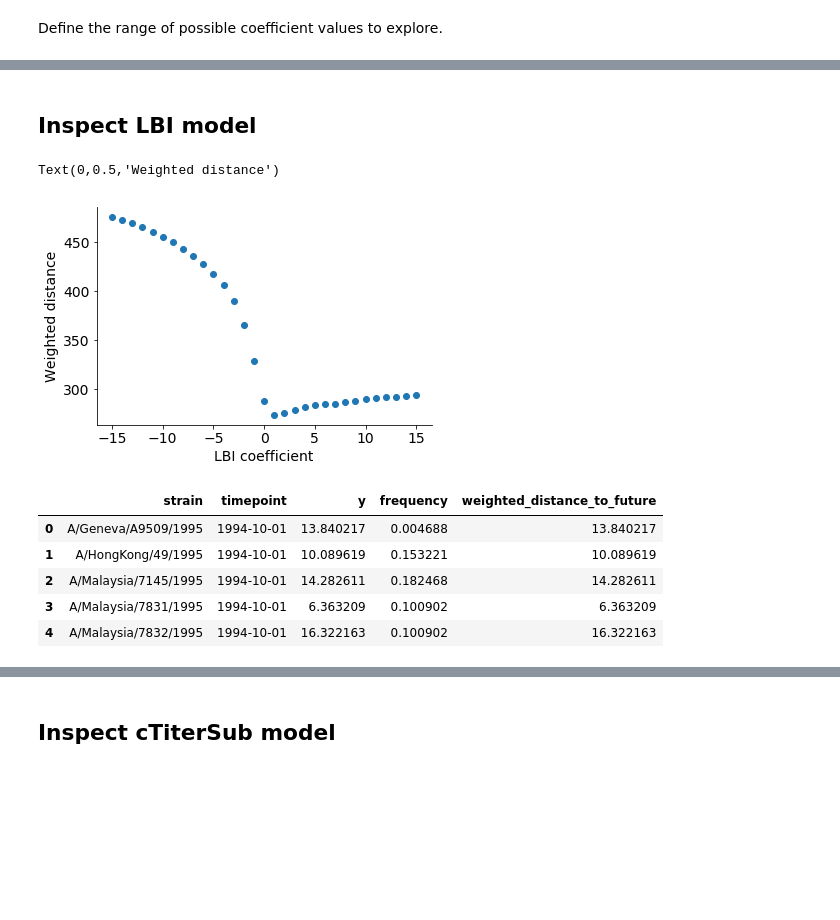
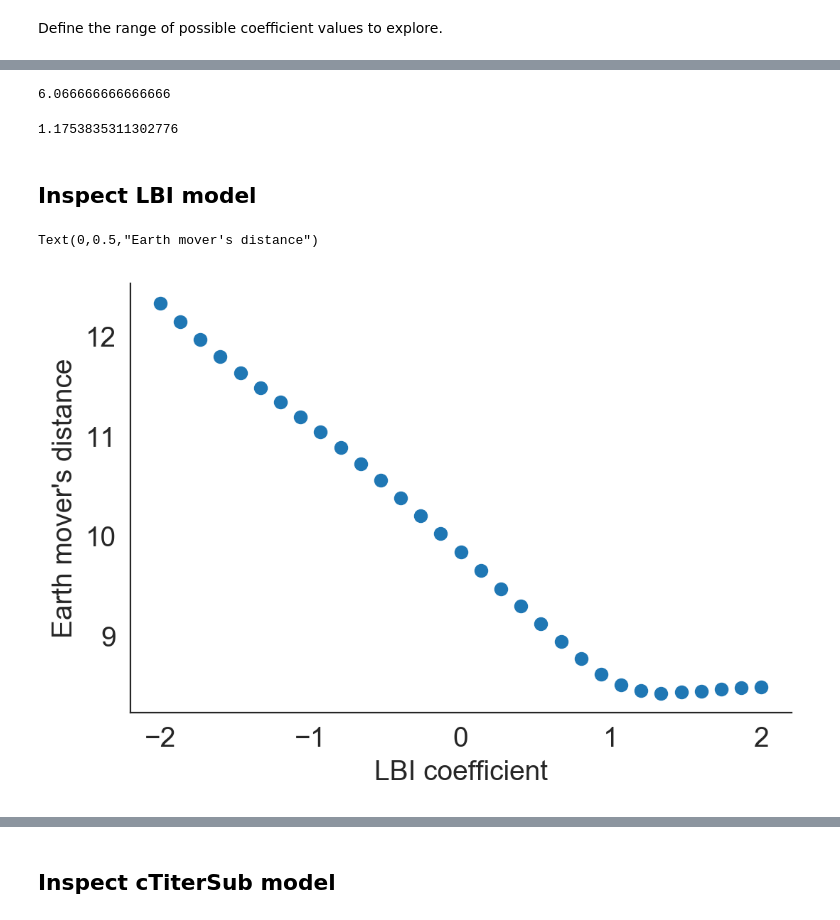
Before and after one commit to blab/flu-forecasting, a Jupyter notebook: analyses/2019-05-08-parameter-sweep-for-lbi-predictor-with-distance-targets.ipynb, the cells around one changed output, grey strips where cells are left out. Cells and saved outputs as stored; diff of their text form; code cells hidden in the pictures; blank space fills up the shorter version.

Commit message:
Update coefficient sweep analysis for EMD target

```diff
--- a/analyses/2019-05-08-parameter-sweep-for-lbi-predictor-with-distance-targets.ipynb
+++ b/analyses/2019-05-08-parameter-sweep-for-lbi-predictor-with-distance-targets.ipynb
@@ -34,6 +43,6 @@ last_timepoint = pd.to_datetime("2014-10-01")
 # %%
 distances = pd.read_csv(
-    "../results/builds/h3n2/10_viruses_per_month/sample_0/1994-10-01--2015-10-01/target_distances.tsv",
+    "../results/builds/simulated/simulated_sample_1/target_distances.tsv",
     sep="\t"
 )
 # %%
@@ -41,7 +50,7 @@ distances_by_sample = get_distances_by_sample_names(distances)
 # %%
 # Load tip attributes.
 X = pd.read_csv(
-    "../results/builds/h3n2/10_viruses_per_month/sample_0/1994-10-01--2015-10-01/tip_attributes_with_weighted_distances.tsv",
+    "../results/builds/simulated/simulated_sample_1/tip_attributes_with_weighted_distances.tsv",
     sep="\t",
     parse_dates=["timepoint"]
 )
@@ -59,8 +68,9 @@ Index(['strain', 'aa_sequence', 'branch_length', 'cTiter', 'cTiterSub',
        'log2_distance_effect'],
       dtype='object')
 # %%
-X = X.loc[:, ["strain", "clade_membership", "timepoint", "cTiterSub_x", "lbi", "ep", "ep_x", "ne", "delta_frequency", "frequency",
-              "weighted_distance_to_present", "weighted_distance_to_future"]].copy()
+X = X.loc[:, ["strain", "clade_membership", "timepoint", "lbi", "frequency",
+              "weighted_distance_to_present", "weighted_distance_to_future",
+              "normalized_fitness", "ne_star", "ep", "ne", "ep_x"]].copy()
 # %%
 X.head()
 # %% [output]
@@ -117,0 +166,23 @@ X.tail()
+# %%
+coefficients = np.array(sorted(list(np.linspace(-2, 20, 31)) + [0.]))
+predictors = ["normalized_fitness"]
+l1_lambda = 0.0
+
+model = DistanceExponentialGrowthModel(
+    predictors=predictors,
+    delta_time=delta_time,
+    l1_lambda=l1_lambda,
+    cost_function=sum_of_differences,
+    distances=distances_by_sample
+)
+model.mean_stds_ = model.calculate_mean_stds(X, model.predictors)
+
+errors = []
+for coefficient in coefficients:
+    error = model._fit([coefficient], X, y)
+    errors.append(error)
+
+plt.plot(coefficients, errors, "o")
+plt.xlabel("True fitness coefficient")
+plt.ylabel("Earth mover's distance")
+#plt.xlim(-1, 1)
@@ -118,38 +192,39 @@ X.tail()
+# %%
+coefficients[np.argmin(errors)]
+# %% [output]
+6.066666666666666
+# %%
+errors[np.where(coefficients == 0)[0][0]] - min(errors)
+# %% [output]
+1.1753835311302776
 # %% [markdown]
 ## Inspect LBI model
 # %%
+coefficients = np.linspace(-2, 2, 31)
 predictors = ["lbi"]
-l1_lambda = 0.5
+l1_lambda = 0.0
 
 model = DistanceExponentialGrowthModel(
     predictors=predictors,
     delta_time=delta_time,
     l1_lambda=l1_lambda,
     cost_function=sum_of_differences,
     distances=distances_by_sample
 )
 model.mean_stds_ = model.calculate_mean_stds(X, model.predictors)
 
 errors = []
 for coefficient in coefficients:
     error = model._fit([coefficient], X, y)
     errors.append(error)
 
 plt.plot(coefficients, errors, "o")
 plt.xlabel("LBI coefficient")
-plt.ylabel("Weighted distance")
+plt.ylabel("Earth mover's distance")
+#plt.xlim(-1, 1)
 # %% [output]
-Text(0,0.5,'Weighted distance')
+Text(0,0.5,"Earth mover's distance")
-[figure, old version]
+[figure, new version]
-# %%
-y.head()
-# %% [output]
-|  | strain | timepoint | y | frequency | weighted_distance_to_future |
-| 0 | A/Geneva/A9509/1995 | 1994-10-01 | 13.840217 | 0.004688 | 13.840217 |
-| 1 | A/HongKong/49/1995 | 1994-10-01 | 10.089619 | 0.153221 | 10.089619 |
-| 2 | A/Malaysia/7145/1995 | 1994-10-01 | 14.282611 | 0.182468 | 14.282611 |
-| 3 | A/Malaysia/7831/1995 | 1994-10-01 | 6.363209 | 0.100902 | 6.363209 |
-| 4 | A/Malaysia/7832/1995 | 1994-10-01 | 16.322163 | 0.100902 | 16.322163 |
 # %%
 min(errors)
 # %% [output]
```
Also changed, not shown: parts of 38 cells of this notebook.
